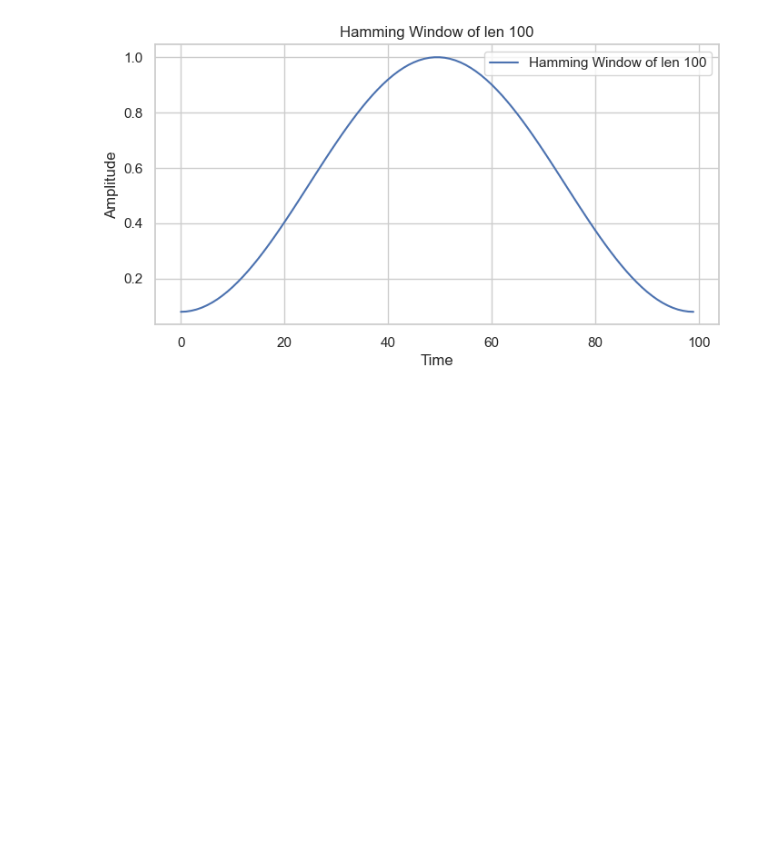
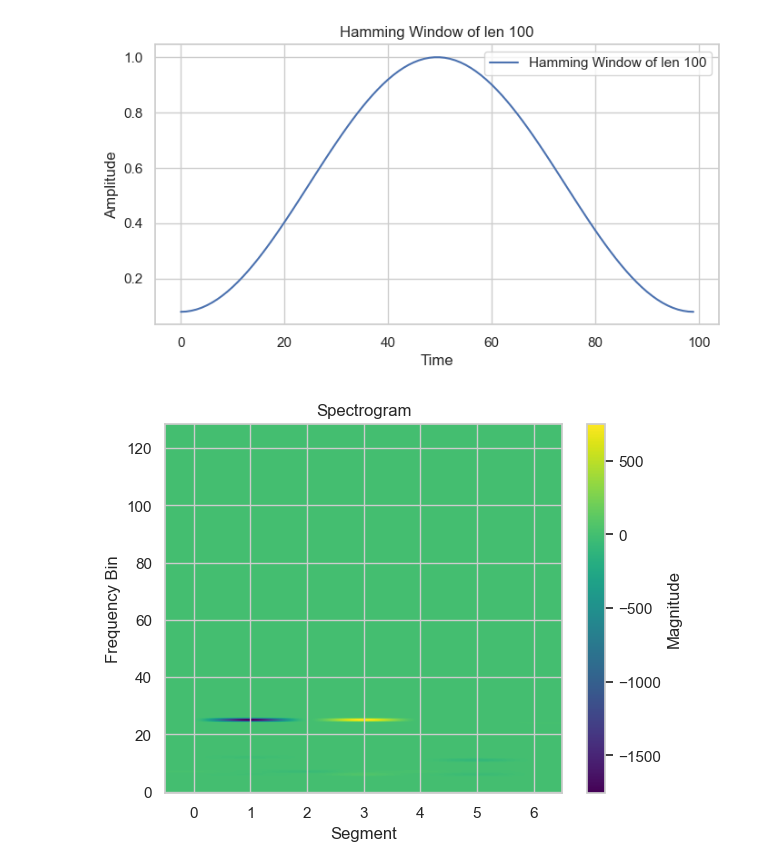
Before and after one commit to hissain/dsp, a Jupyter notebook: python/spectogram_graph.ipynb, the cells around one changed output. Drawn from its saved outputs; the diff is of its cells as text; code cells hidden in the pictures; blank space fills up the shorter version.

```diff
--- a/python/spectogram_graph.ipynb
+++ b/python/spectogram_graph.ipynb
@@ -16,3 +16,19 @@ freq = [0.080000, 0.080926, 0.083701, 0.088313, 0.094744, 0.102967, 0.112951, 0.
 plot_graph(freq, "Hamming Window of len " + str(len(freq)))
 # %% [output]
 [figure]
+# %%
+import numpy as np
+import matplotlib.pyplot as plt
+
+# Load spectrogram data from CSV file
+spectrogram_data = np.loadtxt('spectrogram_data.csv', delimiter=',', dtype=float)
+
+# Plot spectrogram
+plt.imshow(spectrogram_data, aspect='auto', origin='lower', cmap='viridis')
+plt.colorbar(label='Magnitude')
+plt.xlabel('Segment')
+plt.ylabel('Frequency Bin')
+plt.title('Spectrogram')
+plt.show()
+# %% [output]
+[figure, added]
```
Also changed, not shown: 2 other files.
